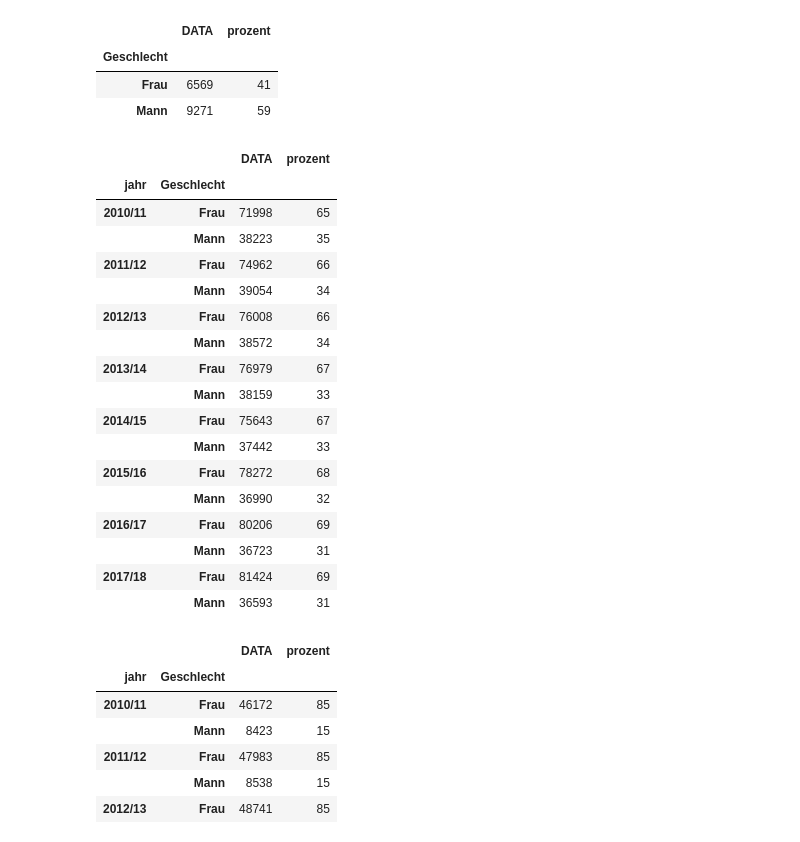
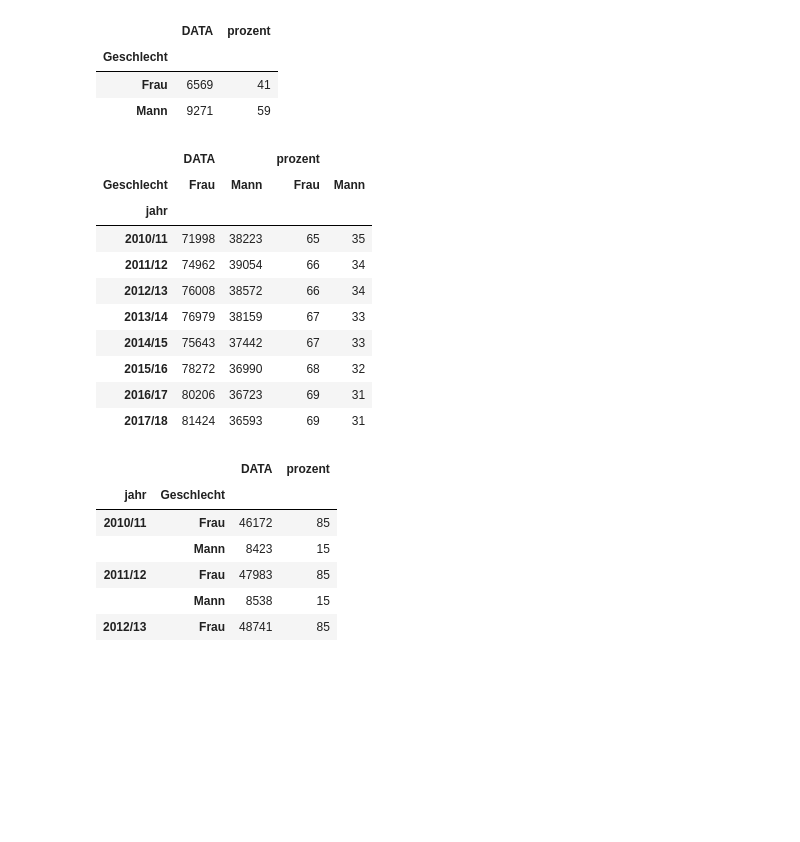
Before and after one commit to tamedia-ddj/teachers, a Jupyter notebook: 00 CH lehrer.ipynb, the cells around one changed output. Cells and saved outputs as stored; diff of their text form; code cells hidden in the pictures; blank space fills up the shorter version.

```diff
--- a/00 CH lehrer.ipynb
+++ b/00 CH lehrer.ipynb
@@ -110,34 +126,27 @@ df_temp
 | Frau | 6569 | 41 |
 | Mann | 9271 | 59 |
 # %%
-# Wie hat sich das Geschlechterverhältnis in den letzten 10 Jahren entwickelt?
+# Wie hat sich das Geschlechterverhältnis in den letzten Jahren entwickelt (alle Stufen)?
 gender = pd.DataFrame()
 for j in df['Schuljahr'].unique():
     df_temp = df[df['Schuljahr'] == j]
     df_temp = df_temp[df_temp['Bildungsstufe'].str.contains('Total')]
     df_temp = df_temp[df_temp['Kanton'] == 'Schweiz']
     df_temp = df_temp.groupby(by='Geschlecht')[['DATA']].sum()
     df_temp['prozent'] = round(100 * df_temp['DATA'] / df_temp['DATA'].sum()).astype('int')
     df_temp['jahr'] = j
     gender = pd.concat([gender, df_temp])
-gender.groupby(by=['jahr', gender.index]).sum()
+gender.groupby(by=['jahr', gender.index]).sum().unstack()
 # %% [output]
-|  |  | DATA | prozent |
-| jahr | Geschlecht |  |  |
-| 2010/11 | Frau | 71998 | 65 |
-|  | Mann | 38223 | 35 |
-| 2011/12 | Frau | 74962 | 66 |
-|  | Mann | 39054 | 34 |
-| 2012/13 | Frau | 76008 | 66 |
-|  | Mann | 38572 | 34 |
-| 2013/14 | Frau | 76979 | 67 |
-|  | Mann | 38159 | 33 |
-| 2014/15 | Frau | 75643 | 67 |
-|  | Mann | 37442 | 33 |
-| 2015/16 | Frau | 78272 | 68 |
-|  | Mann | 36990 | 32 |
-| 2016/17 | Frau | 80206 | 69 |
-|  | Mann | 36723 | 31 |
-| 2017/18 | Frau | 81424 | 69 |
-|  | Mann | 36593 | 31 |
+|  | DATA |  | prozent |  |
+| Geschlecht | Frau | Mann | Frau | Mann |
+| jahr |  |  |  |  |
+| 2010/11 | 71998 | 38223 | 65 | 35 |
+| 2011/12 | 74962 | 39054 | 66 | 34 |
+| 2012/13 | 76008 | 38572 | 66 | 34 |
+| 2013/14 | 76979 | 38159 | 67 | 33 |
+| 2014/15 | 75643 | 37442 | 67 | 33 |
+| 2015/16 | 78272 | 36990 | 68 | 32 |
+| 2016/17 | 80206 | 36723 | 69 | 31 |
+| 2017/18 | 81424 | 36593 | 69 | 31 |
 # %%
```
Also changed, not shown: parts of 13 cells of this notebook.
